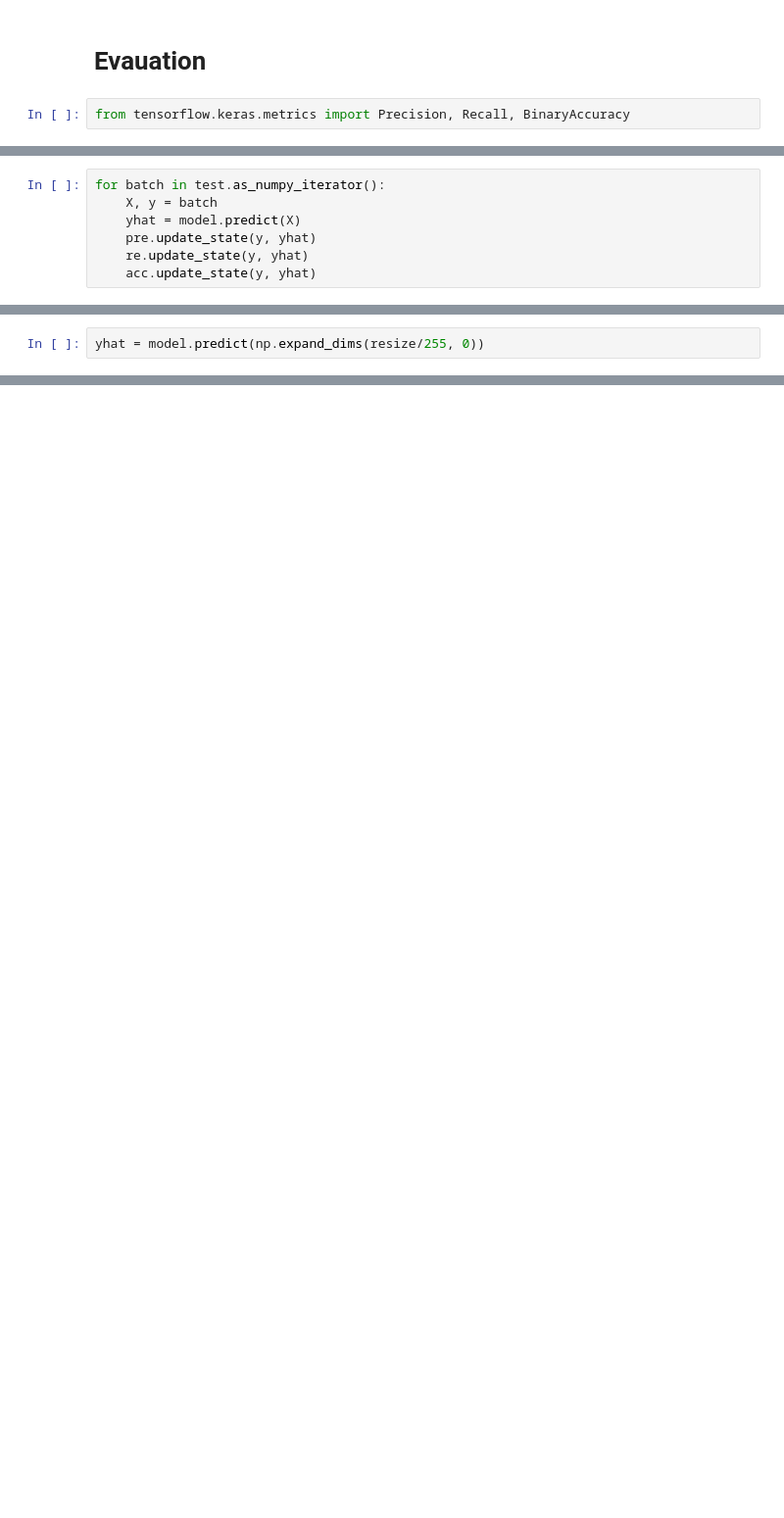
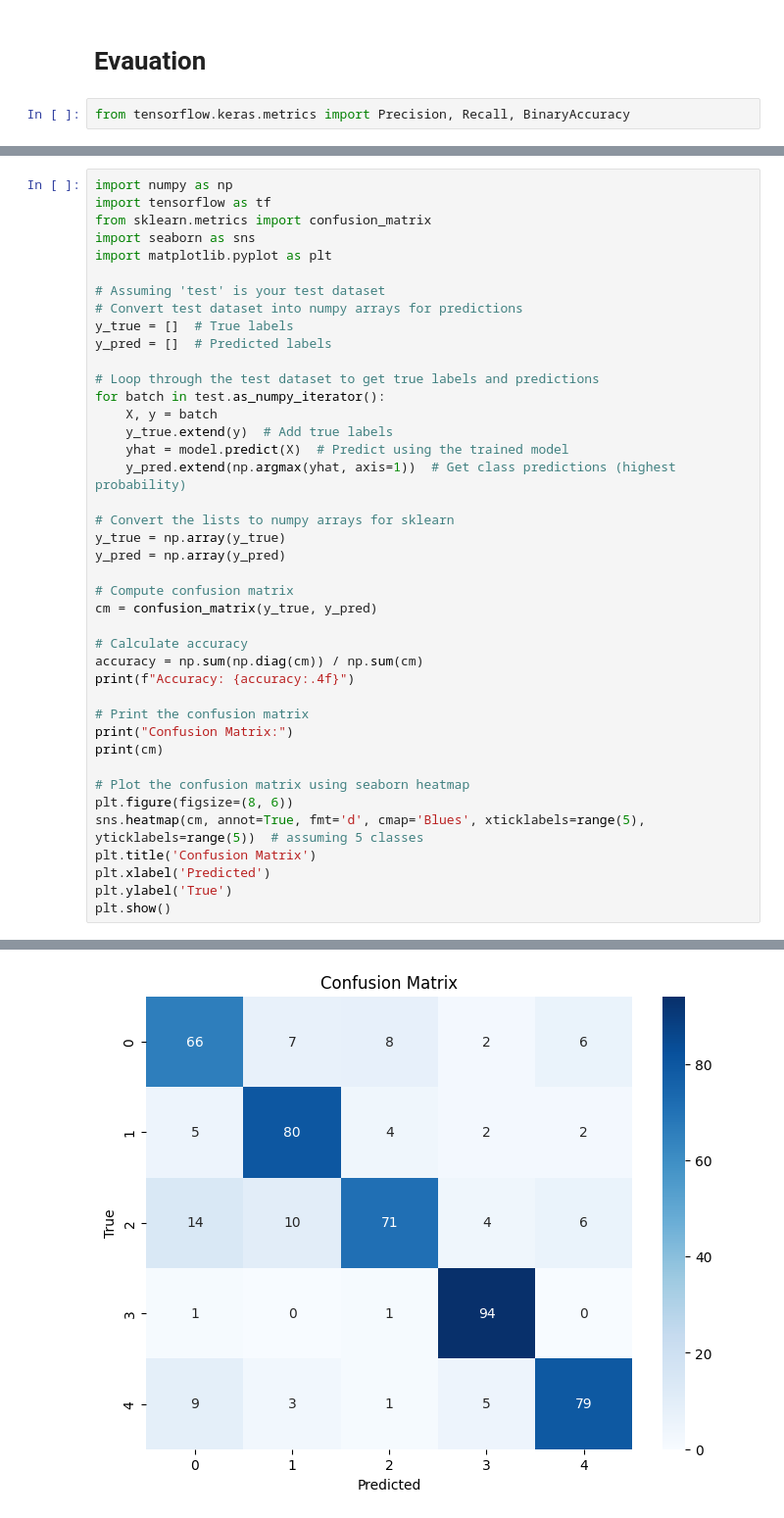
Before and after one commit to karim306/Flowers-Classfier, a Jupyter notebook: FlowerClassfier.ipynb, the cells around one changed output, grey strips where cells are left out. Shown at 98% size. Saved outputs shown, nothing was run; the diff lists cells and outputs as text; blank space fills up the shorter version.

```diff
--- a/FlowerClassfier.ipynb
+++ b/FlowerClassfier.ipynb
@@ -238,7 +275,0 @@ acc = BinaryAccuracy()
-# %%
-for batch in test.as_numpy_iterator():
-    X, y = batch
-    yhat = model.predict(X)
-    pre.update_state(y, yhat)
-    re.update_state(y, yhat)
-    acc.update_state(y, yhat)
@@ -259,2 +275,0 @@ plt.show()
-# %%
-yhat = model.predict(np.expand_dims(resize/255, 0))
@@ -267,0 +314,42 @@ else:
+# %%
+import numpy as np
+import tensorflow as tf
+from sklearn.metrics import confusion_matrix
+import seaborn as sns
+import matplotlib.pyplot as plt
+
+# Assuming 'test' is your test dataset
+# Convert test dataset into numpy arrays for predictions
+y_true = []  # True labels
+y_pred = []  # Predicted labels
+
+# Loop through the test dataset to get true labels and predictions
+for batch in test.as_numpy_iterator():
+    X, y = batch
+    y_true.extend(y)  # Add true labels
+    yhat = model.predict(X)  # Predict using the trained model
+    y_pred.extend(np.argmax(yhat, axis=1))  # Get class predictions (highest probability)
+
+# Convert the lists to numpy arrays for sklearn
+y_true = np.array(y_true)
+y_pred = np.array(y_pred)
+
+# Compute confusion matrix
+cm = confusion_matrix(y_true, y_pred)
+
+# Calculate accuracy
+accuracy = np.sum(np.diag(cm)) / np.sum(cm)
+print(f"Accuracy: {accuracy:.4f}")
+
+# Print the confusion matrix
+print("Confusion Matrix:")
+print(cm)
+
+# Plot the confusion matrix using seaborn heatmap
+plt.figure(figsize=(8, 6))
+sns.heatmap(cm, annot=True, fmt='d', cmap='Blues', xticklabels=range(5), yticklabels=range(5))  # assuming 5 classes
+plt.title('Confusion Matrix')
+plt.xlabel('Predicted')
+plt.ylabel('True')
+plt.show()
+# %% [output]
@@ -267,0 +373 @@ else:
+[figure, added]
```
Also changed, not shown: parts of 20 cells of this notebook.
